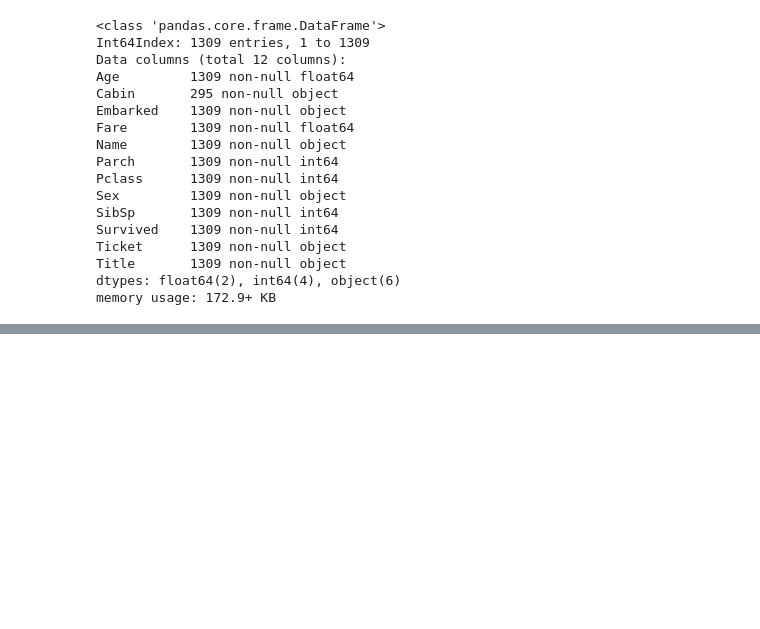
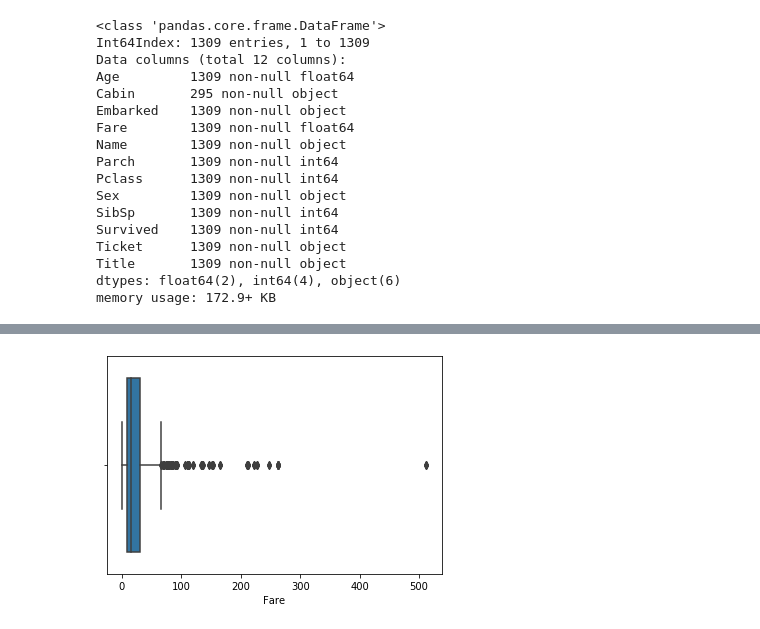
Before and after one commit to ZefanFeng/Intruduction-to-Data-Visualization-with-python, a Jupyter notebook: explore1/exploring data_dataMungling.ipynb, the cells around one changed output, grey strips where cells are left out. Cells and saved outputs as stored; diff of their text form; code cells hidden in the pictures; blank space fills up the shorter version.

Commit message:
Outliers detection and treatment

```diff
--- a/explore1/exploring data_dataMungling.ipynb
+++ b/explore1/exploring data_dataMungling.ipynb
@@ -357,0 +389,6 @@ memory usage: 172.9+ KB
+# %%
+# boxplot to identify outliers
+sns.boxplot(x = 'Fare', data = df)
+plt.show()
+# %% [output]
+[figure, added]
```
Also changed, not shown: parts of 13 cells of this notebook.
